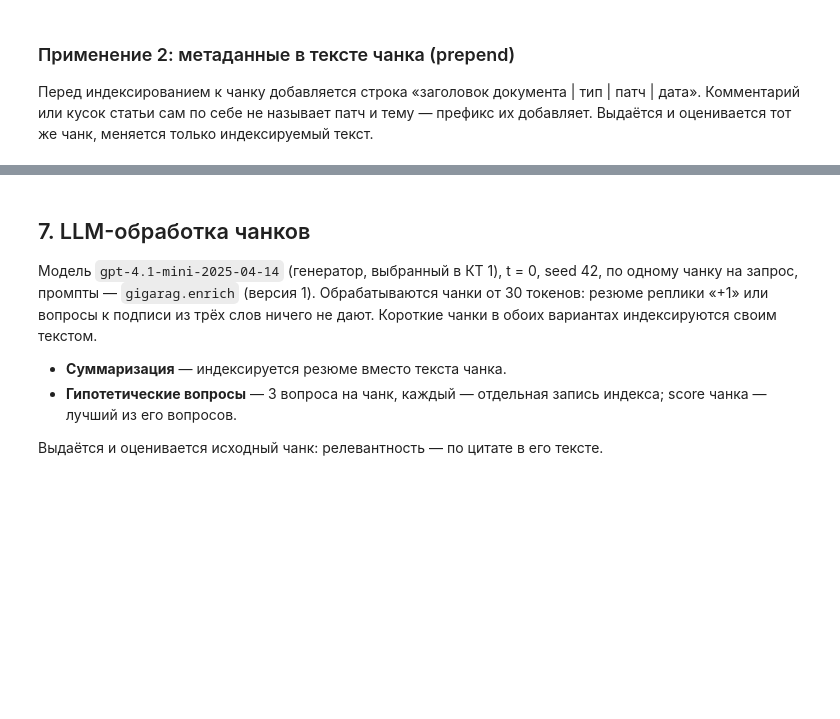
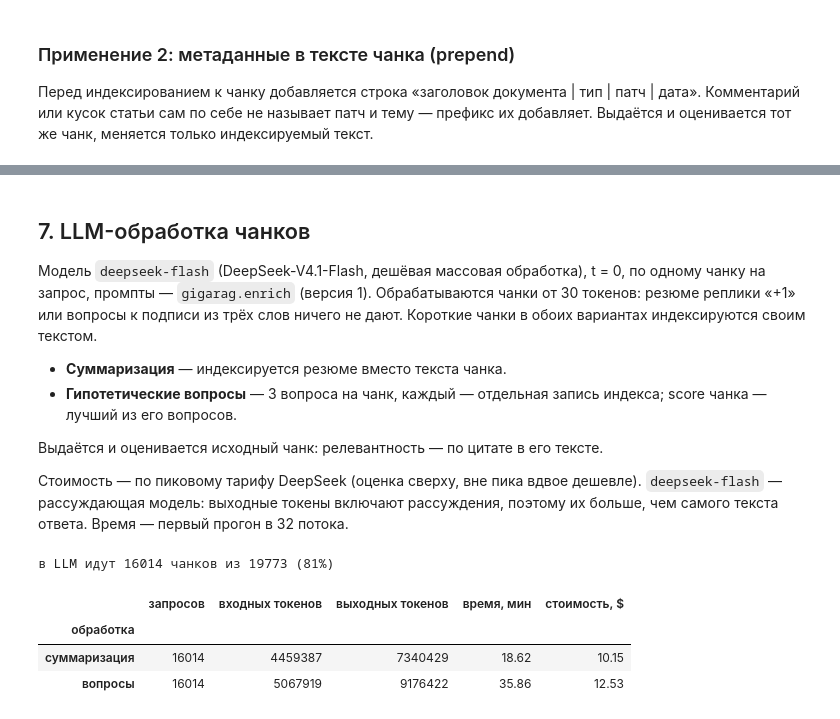
Before and after one commit to dftpnd/gigaschool-rag, a Jupyter notebook: notebooks/kt2_chunking.ipynb, the cells around one changed output, grey strips where cells are left out. Cells and saved outputs as stored; diff of their text form; code cells hidden in the pictures; blank space fills up the shorter version.

```diff
--- a/notebooks/kt2_chunking.ipynb
+++ b/notebooks/kt2_chunking.ipynb
@@ -826,7 +668,7 @@ metrics.comparison_table(prepend_per_q, columns=["R@5"], by=["config", "qtype"])
 # %% [markdown]
 ## 7. LLM-обработка чанков
 
-Модель `gpt-4.1-mini-2025-04-14` (генератор, выбранный в КТ 1), t = 0, seed 42, по одному чанку на запрос,
+Модель `deepseek-flash` (DeepSeek-V4.1-Flash, дешёвая массовая обработка), t = 0, по одному чанку на запрос,
 промпты — `gigarag.enrich` (версия 1). Обрабатываются чанки от 30 токенов: резюме реплики «+1» или вопросы
 к подписи из трёх слов ничего не дают. Короткие чанки в обоих вариантах индексируются своим текстом.
 
@@ -835,6 +677,10 @@ metrics.comparison_table(prepend_per_q, columns=["R@5"], by=["config", "qtype"])
   из его вопросов.
 
 Выдаётся и оценивается исходный чанк: релевантность — по цитате в его тексте.
+
+Стоимость — по пиковому тарифу DeepSeek (оценка сверху, вне пика вдвое дешевле). `deepseek-flash` —
+рассуждающая модель: выходные токены включают рассуждения, поэтому их больше, чем самого текста ответа.
+Время — первый прогон в 32 потока.
 # %%
 import gigarag.enrich
 from gigarag import enrich
@@ -842,34 +688,40 @@ from gigarag.cache import load_or_compute_timed, read_json, write_json
 from gigarag.experiment import texts_fingerprint
 from gigarag.llm import CachedChat, OpenAIChat
 
-chat = CachedChat(OpenAIChat.from_env(ROOT / ".env"), DATA / "llm_cache")
+chat = CachedChat(OpenAIChat.from_env(ROOT / ".env", enrich.PROVIDER, enrich.PROVIDER_BASE_URL), DATA / "llm_cache")
 llm_targets = enrich.eligible(best_tokens)
 print(f"в LLM идут {len(llm_targets)} чанков из {len(best_chunks)} ({len(llm_targets) / len(best_chunks):.0%})")
 ENRICH_CODE = code_fingerprint(gigarag.enrich)
 
 
 def enrich_all(name: str, make_request):
     """Ответы LLM на все отобранные чанки и время первого прогона (повторный — из кэша запросов)."""
     def compute():
         responses = enrich.complete_all(chat, [make_request(best_texts[i]) for i in llm_targets])
         return [{"content": r.content, "prompt_tokens": r.prompt_tokens, "completion_tokens": r.completion_tokens}
                 for r in responses]
     path = cache.path(f"llm_{name}", "json", texts=texts_fingerprint([best_texts[i] for i in llm_targets]),
                       code=ENRICH_CODE)
     return load_or_compute_timed(path, compute, load=read_json, save=write_json)
 
 
 summaries, summary_seconds = enrich_all("summary", enrich.summary_request)
 questions, questions_seconds = enrich_all("questions", enrich.questions_request)
 llm_usage = pd.DataFrame([
     {"обработка": name, "запросов": len(records), "входных токенов": sum(r["prompt_tokens"] for r in records),
      "выходных токенов": sum(r["completion_tokens"] for r in records), "время, мин": seconds / 60,
      "стоимость, $": enrich.Usage(len(records), sum(r["prompt_tokens"] for r in records),
                                   sum(r["completion_tokens"] for r in records), 0).cost_usd}
     for name, records, seconds in [("суммаризация", summaries, summary_seconds),
                                    ("вопросы", questions, questions_seconds)]
 ]).set_index("обработка").round(2)
 llm_usage
+# %% [output]
+в LLM идут 16014 чанков из 19773 (81%)
+|  | запросов | входных токенов | выходных токенов | время, мин | стоимость, $ |
+| обработка |  |  |  |  |  |
+| суммаризация | 16014 | 4459387 | 7340429 | 18.62 | 10.15 |
+| вопросы | 16014 | 5067919 | 9176422 | 35.86 | 12.53 |
 # %%
 summary_text = dict(zip(llm_targets, (r["content"].strip() for r in summaries), strict=True))
 summary_entries = Entries([summary_text.get(i, text) for i, text in enumerate(best_texts)],
```
Also changed, not shown: parts of 43 cells of this notebook, 2 other files.
